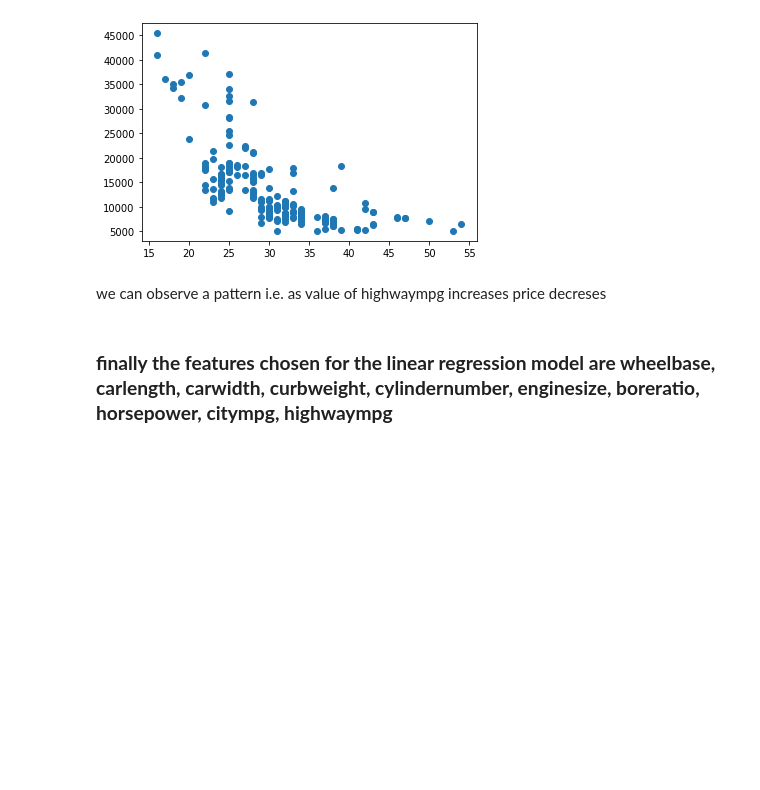
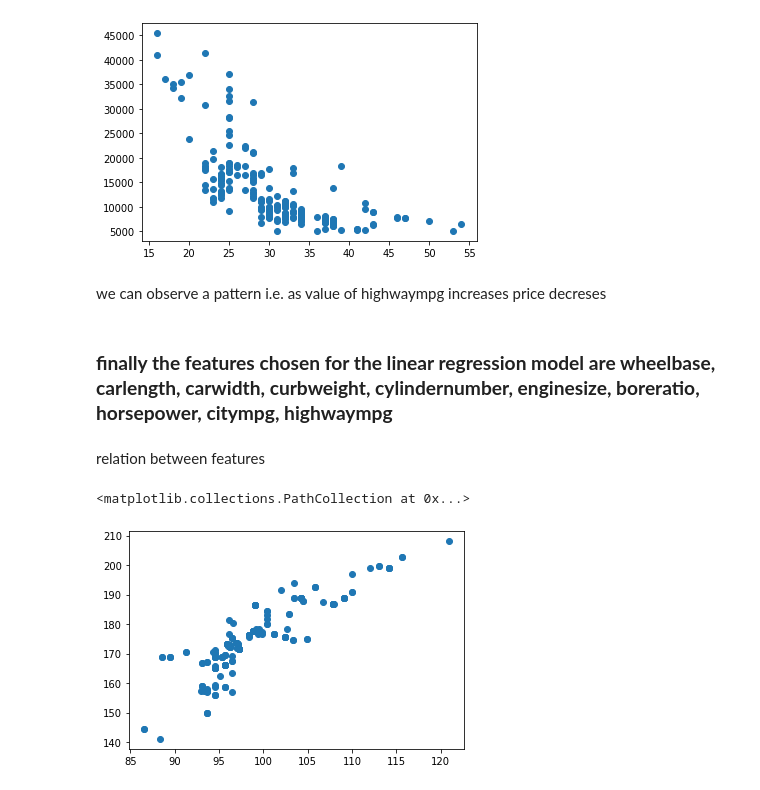
Before and after one commit to sulaiman01/Learning-Projects, a Jupyter notebook: data_visualization.ipynb, the cells around one changed output. Cells and saved outputs as stored; diff of their text form; code cells hidden in the pictures; blank space fills up the shorter version.

```diff
--- a/data_visualization.ipynb
+++ b/data_visualization.ipynb
@@ -207,3 +207,10 @@ plt.scatter(data_set['highwaympg'],prices)
 we can observe a pattern i.e. as value of highwaympg increases price decreses
 # %% [markdown]
 ### **finally the features chosen for the linear regression model are wheelbase, carlength, carwidth, curbweight, cylindernumber, enginesize, boreratio, horsepower, citympg, highwaympg**
+# %% [markdown]
+relation between features
+# %%
+plt.scatter(data_set['wheelbase'],data_set['carlength'])
+# %% [output]
+<matplotlib.collections.PathCollection at 0x...>
+[figure, added]
```
Also changed, not shown: parts of 4 cells of this notebook.
